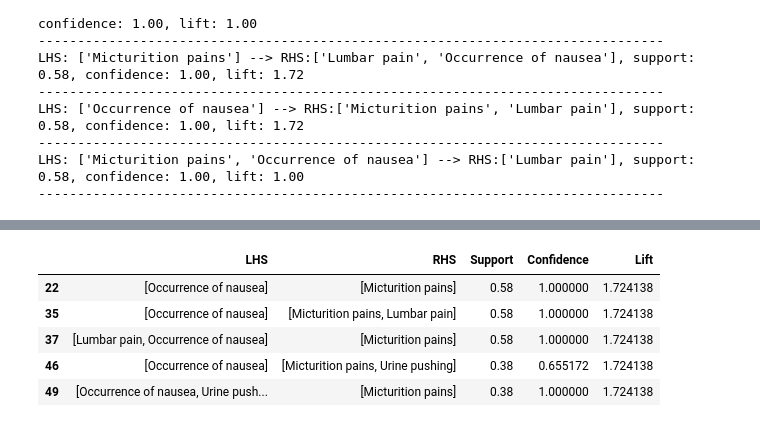
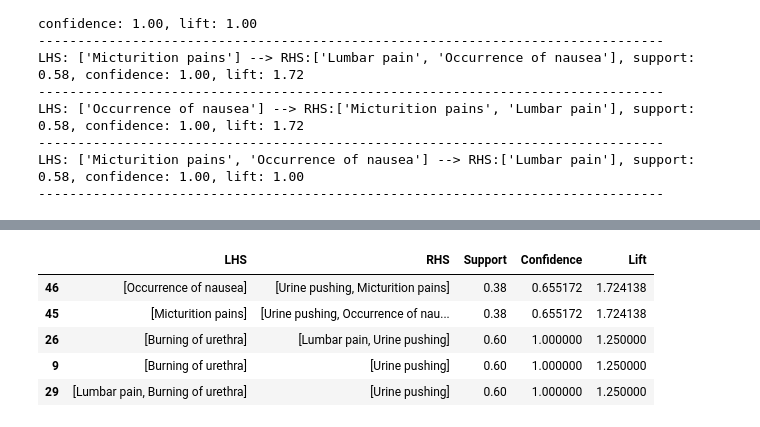
Before and after one commit to mohsen-dl/Association-Rules-Mining, a Jupyter notebook: Association Rules Mining.ipynb, the cells around one changed output, grey strips where cells are left out. Cells and saved outputs as stored; diff of their text form; code cells hidden in the pictures.

```diff
--- a/Association Rules Mining.ipynb
+++ b/Association Rules Mining.ipynb
@@ -608,17 +608,17 @@ fig.show()
 # %%
 Rules_B = list(apriori(Nephritis_of_renal_pelvis_origin, min_support=0.2, min_confidence=0.5, max_length=3))
 associationRules_B = utils.extract(Rules_B)
 rules_df2 = pd.DataFrame(associationRules_B, columns=['LHS', 'RHS', 'Support', 'Confidence', 'Lift'])
 
-Micturition_pains_rules_B = rules_df2[rules_df2['RHS'].apply(lambda x: 'Micturition pains' in x)].sort_values(by=['Lift'], ascending=False)
+Micturition_pains_rules_B = rules_df2[rules_df2['RHS'].apply(lambda x: 'Urine pushing' in x)].sort_values(by=['Lift'], ascending=False)
 Micturition_pains_rules_B.head()
 # %% [output]
 |  | LHS | RHS | Support | Confidence | Lift |
-| 22 | [Occurrence of nausea] | [Micturition pains] | 0.58 | 1.000000 | 1.724138 |
-| 35 | [Occurrence of nausea] | [Micturition pains, Lumbar pain] | 0.58 | 1.000000 | 1.724138 |
-| 37 | [Lumbar pain, Occurrence of nausea] | [Micturition pains] | 0.58 | 1.000000 | 1.724138 |
-| 46 | [Occurrence of nausea] | [Micturition pains, Urine pushing] | 0.38 | 0.655172 | 1.724138 |
-| 49 | [Occurrence of nausea, Urine push... | [Micturition pains] | 0.38 | 1.000000 | 1.724138 |
+| 46 | [Occurrence of nausea] | [Urine pushing, Micturition pains] | 0.38 | 0.655172 | 1.724138 |
+| 45 | [Micturition pains] | [Urine pushing, Occurrence of nau... | 0.38 | 0.655172 | 1.724138 |
+| 26 | [Burning of urethra] | [Lumbar pain, Urine pushing] | 0.60 | 1.000000 | 1.250000 |
+| 9 | [Burning of urethra] | [Urine pushing] | 0.60 | 1.000000 | 1.250000 |
+| 29 | [Lumbar pain, Burning of urethra] | [Urine pushing] | 0.60 | 1.000000 | 1.250000 |
 # %%
 fig = px.scatter(Micturition_pains_rules_B, x='Support', y='Confidence', color='Lift',
                  hover_data=['LHS', 'RHS'], color_continuous_scale='agsunset')
```
Also changed, not shown: parts of 16 cells of this notebook.
